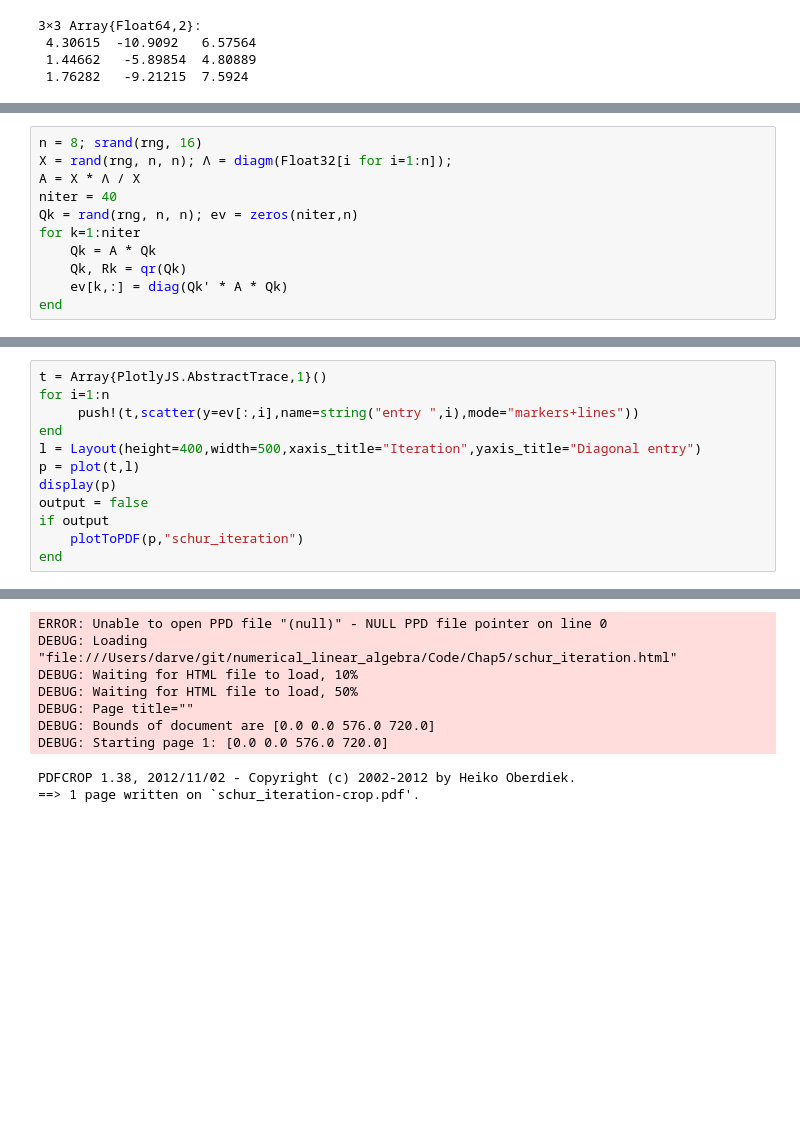
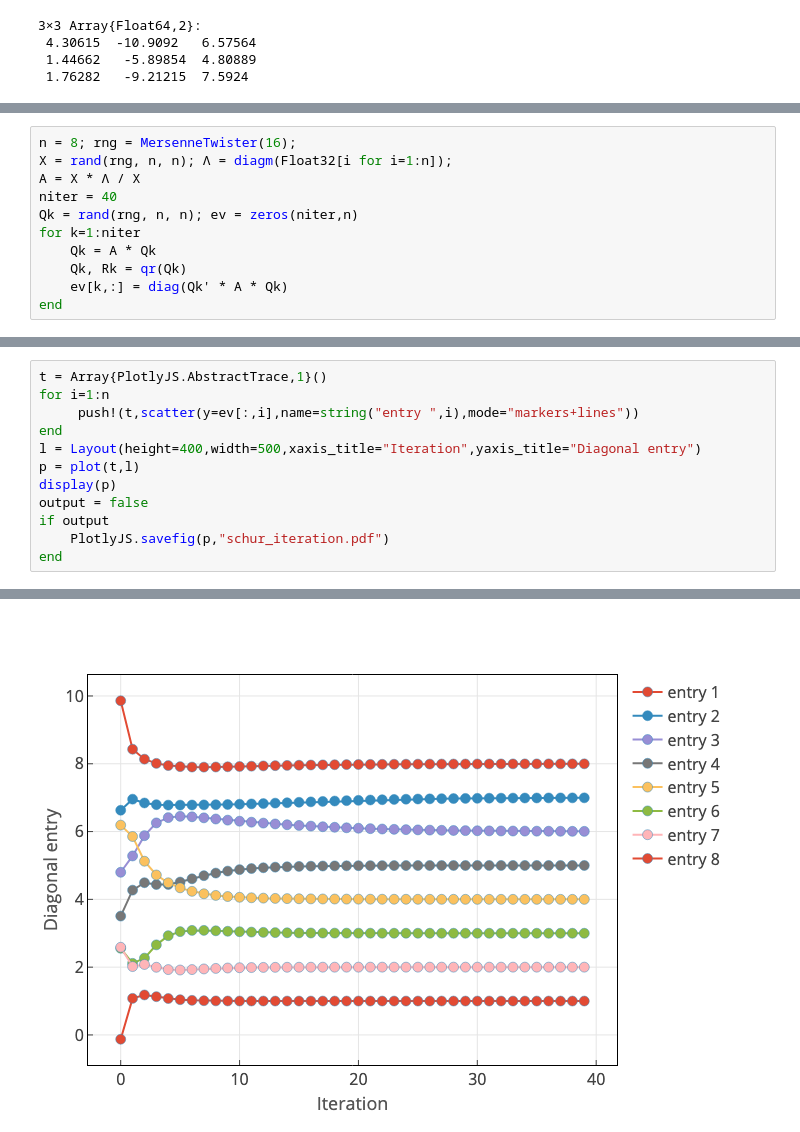
Before and after one commit to EricDarve/numerical_linear_algebra, a Jupyter notebook: Chap6/Schur_Iteration.ipynb, the cells around one changed output, grey strips where cells are left out. Drawn from its saved outputs; the diff is of its cells as text; blank space fills up the shorter version.

```diff
--- a/Chap6/Schur_Iteration.ipynb
+++ b/Chap6/Schur_Iteration.ipynb
@@ -40,5 +61,5 @@ end
 # %%
-n = 8; srand(rng, 16)
+n = 8; rng = MersenneTwister(16);
 X = rand(rng, n, n); Λ = diagm(Float32[i for i=1:n]);
 A = X * Λ / X
 niter = 40
@@ -82,6 +84,6 @@ p = plot(t,l)
 display(p)
 output = false
 if output
-    plotToPDF(p,"schur_iteration")
+    PlotlyJS.savefig(p,"schur_iteration.pdf")
 end
 # %% [output]
@@ -89,9 +90 @@ end
-ERROR: Unable to open PPD file "(null)" - NULL PPD file pointer on line 0
-DEBUG: Loading "file:///Users/darve/git/numerical_linear_algebra/Code/Chap5/schur_iteration.html"
-DEBUG: Waiting for HTML file to load, 10%
-DEBUG: Waiting for HTML file to load, 50%
-DEBUG: Page title=""
-DEBUG: Bounds of document are [0.0 0.0 576.0 720.0]
-DEBUG: Starting page 1: [0.0 0.0 576.0 720.0]
-PDFCROP 1.38, 2012/11/02 - Copyright (c) 2002-2012 by Heiko Oberdiek.
-==> 1 page written on `schur_iteration-crop.pdf'.
+[figure, added]
```
Also changed, not shown: parts of 5 cells of this notebook, 6 other files.
